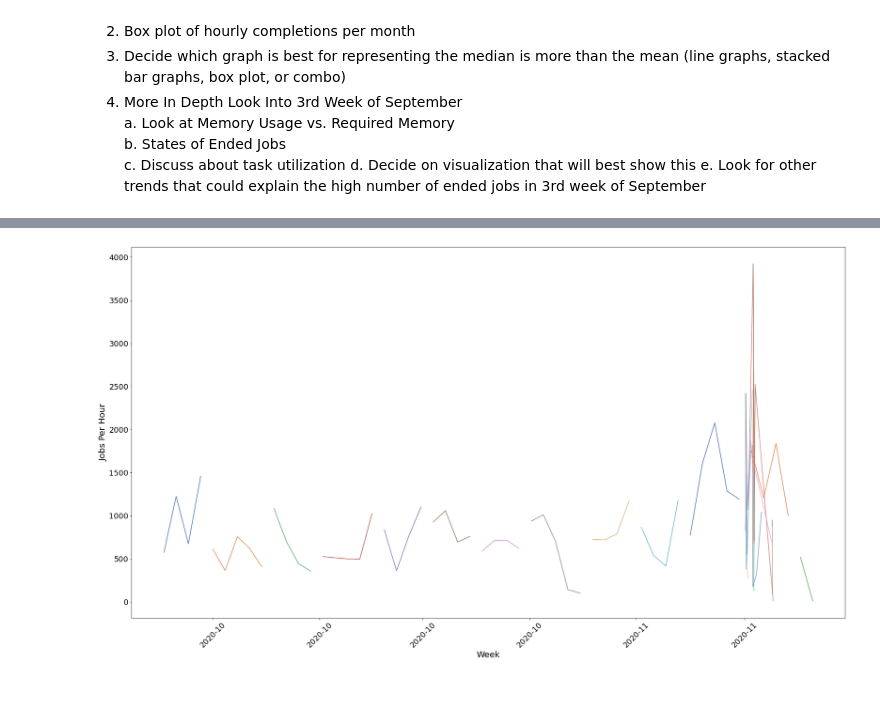
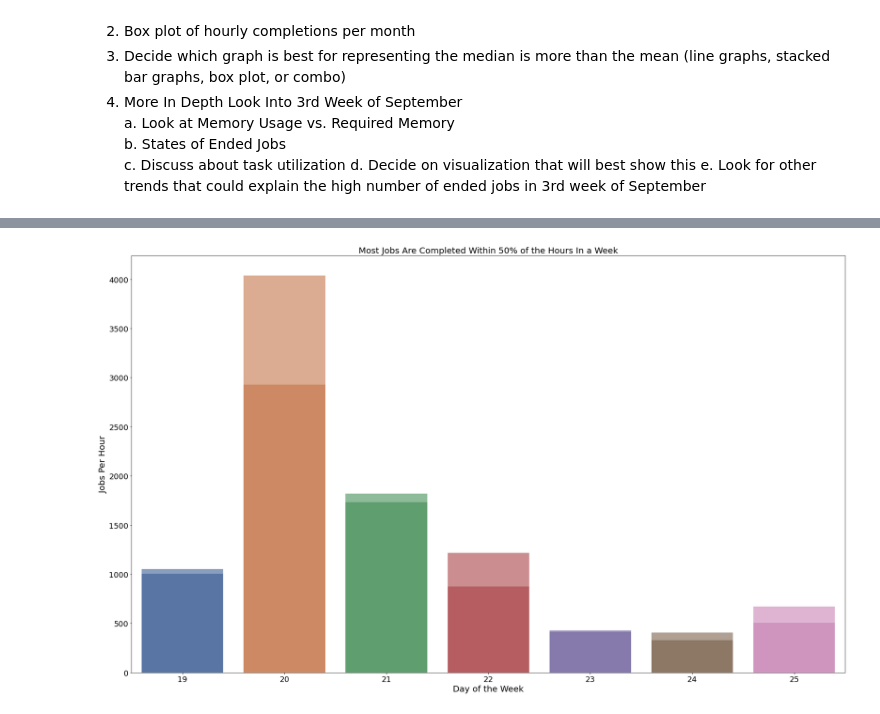
Before and after one commit to nss-data-science-cohort-5/accre-red-skittles, a Jupyter notebook: notebooks/Question 1.ipynb, the cells around one changed output, grey strips where cells are left out. Cells and saved outputs as stored; diff of their text form; code cells hidden in the pictures.

```diff
--- a/notebooks/Question 1.ipynb
+++ b/notebooks/Question 1.ipynb
@@ -42,3 +33,6 @@ Name: END, dtype: object
     c. Discuss about task utilization
     d. Decide on visualization that will best show this
     e. Look for other trends that could explain the high number of ended jobs in 3rd week of September
+# %%
+# Set fontsize
+fontsize = 30
@@ -86,39 +123,38 @@ ax.get_legend().set_visible(False);
+# %%
+third_week_september = jobs[(jobs['END'].dt.date >= pd.to_datetime('2021-09-19'))
+                            & (jobs['END'].dt.date < pd.to_datetime('2021-09-26'))]
 # %%
-# Median jobs ended per hour each month
-weekly_jobs_ended_median = jobs.groupby(pd.Grouper(key='END',freq='W')).median()
-weekly_jobs_ended_median = weekly_jobs_ended_median.reset_index()
+# Median jobs ended per hour each day in the third week of September
+third_week_september_jobs_ended_by_hour_median = third_week_september.groupby(jobs['END'].dt.day).median()
+third_week_september_jobs_ended_by_hour_median = third_week_september_jobs_ended_by_hour_median.reset_index()
 
-# Average(mean) jobs ended per hour each month
-weekly_jobs_ended_by_hour = jobs.groupby(pd.Grouper(key='END',freq='W')).count()/168
-weekly_jobs_ended_by_hour = weekly_jobs_ended_by_hour.reset_index()
-
-# Format date ticks for x axis and define fontsize
-date_labels = weekly_jobs_ended_by_hour['END'].dt.strftime('%Y-%m')
-fontsize = 20
+# Average(mean) jobs ended per hour each day in the third week of September
+third_week_september_jobs_ended_by_hour_mean = third_week_september.groupby(jobs['END'].dt.day).count().drop({'END'}, axis='columns')/24
+third_week_september_jobs_ended_by_hour_mean = third_week_september_jobs_ended_by_hour_mean.reset_index()
 
 # Set figure size and graph plots
-fig, ax = plt.subplots(figsize=(30,16))
-sns.lineplot(x = 'END',
-             y = 'GROUP1H',
-             data = jobs,
-             hue = date_labels,
-             palette = "deep",
-             ax = ax,
-             alpha = 0.7)
-sns.lineplot(x = 'END',
-             y = 'JOBID',
-             data = weekly_jobs_ended_by_hour,
-             hue = date_labels,
-             palette = "deep",
-             ax = ax)
+fig, ax = plt.subplots(figsize=(30, 18))
+sns.barplot(x = 'END',
+            y = 'GROUP1H',
+            data = third_week_september_jobs_ended_by_hour_median,
+            dodge = False,
+            palette = "deep",
+            ax = ax,
+            alpha = 0.7)
+sns.barplot(x = 'END',
+            y = 'JOBID',
+            data = third_week_september_jobs_ended_by_hour_mean,
+            dodge = False,
+            palette = "deep",
+            ax = ax)
 
-plt.xlabel('Week', fontsize = fontsize)
-plt.xticks(fontsize = fontsize - 2, rotation = 45)
-ax.set_xticklabels(labels = date_labels)
+# Set Axes labels and sizes
+plt.xlabel('Day of the Week', fontsize = fontsize)
+plt.xticks(fontsize = fontsize - 2, rotation = 0)
 
 plt.ylabel('Jobs Per Hour', fontsize = fontsize)
 plt.yticks(fontsize = fontsize - 2);
 
-ax.get_legend().set_visible(False);
+plt.title(mean_median_title, fontsize = fontsize);
 # %% [output]
-[figure, old version]
+[figure, new version]
```
Also changed, not shown: parts of 11 cells of this notebook, 2 other files.
